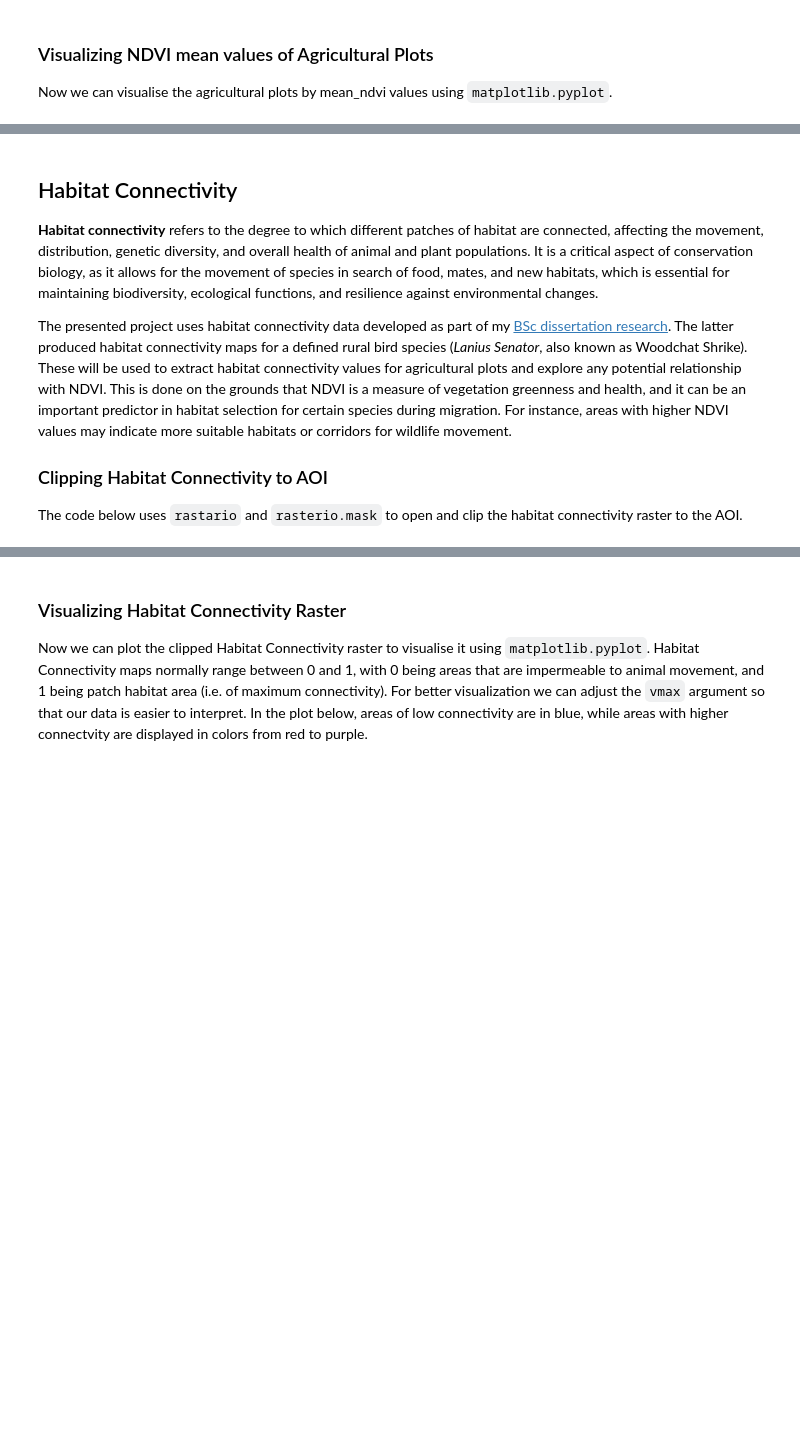
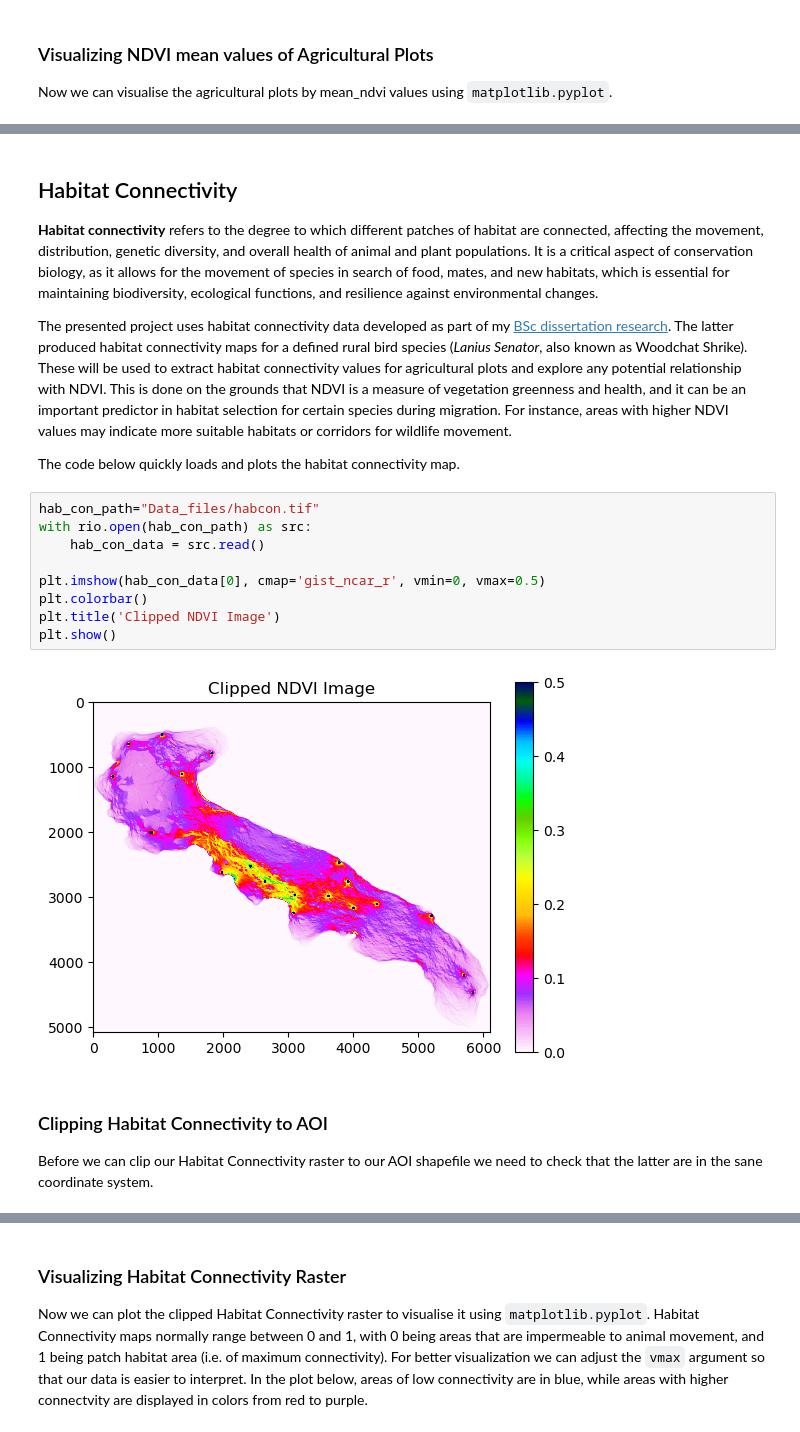
Before and after one commit to Mavisan6/Assignment, a Jupyter notebook: ScriptP3.ipynb, the cells around one changed output, grey strips where cells are left out. Saved outputs shown, nothing was run; the diff lists cells and outputs as text; blank space fills up the shorter version.

```diff
--- a/ScriptP3.ipynb
+++ b/ScriptP3.ipynb
@@ -68,6 +77,19 @@ Text(0.5, 1.0, 'Mean NDVI by Agricultural Plot')
 
 The presented project uses habitat connectivity data developed as part of my [BSc dissertation research](https://www.linkedin.com/posts/mariavittoria-santarelli_sustainableagriculture-agroecological-community-activity-6954342396763504641-3Ndx?utm_source=share&utm_medium=member_desktop). The latter produced habitat connectivity maps for a defined rural bird species (*Lanius Senator*, also known as Woodchat Shrike). These will be used to extract habitat connectivity values for agricultural plots and explore any potential relationship with NDVI. This is done on the grounds that NDVI is a measure of vegetation greenness and health, and it can be an important predictor in habitat selection for certain species during migration. For instance, areas with higher NDVI values may indicate more suitable habitats or corridors for wildlife movement.
 
-### Clipping Habitat Connectivity to AOI
-
-The code below uses `rastario` and `rasterio.mask` to open and clip the habitat connectivity raster to the AOI.
+The code below quickly loads and plots the habitat connectivity map.
+# %%
+hab_con_path="Data_files/habcon.tif"
+with rio.open(hab_con_path) as src:
+    hab_con_data = src.read()
+
+plt.imshow(hab_con_data[0], cmap='gist_ncar_r', vmin=0, vmax=0.5)
+plt.colorbar()
+plt.title('Clipped NDVI Image')
+plt.show()
+# %% [output]
+[figure, added]
+# %% [markdown]
+### Clipping Habitat Connectivity to AOI
+
+Before we can clip our Habitat Connectivity raster to our AOI shapefile we need to check that the latter are in the sane coordinate system.
```
Also changed, not shown: parts of 17 cells of this notebook, 4 other files.
